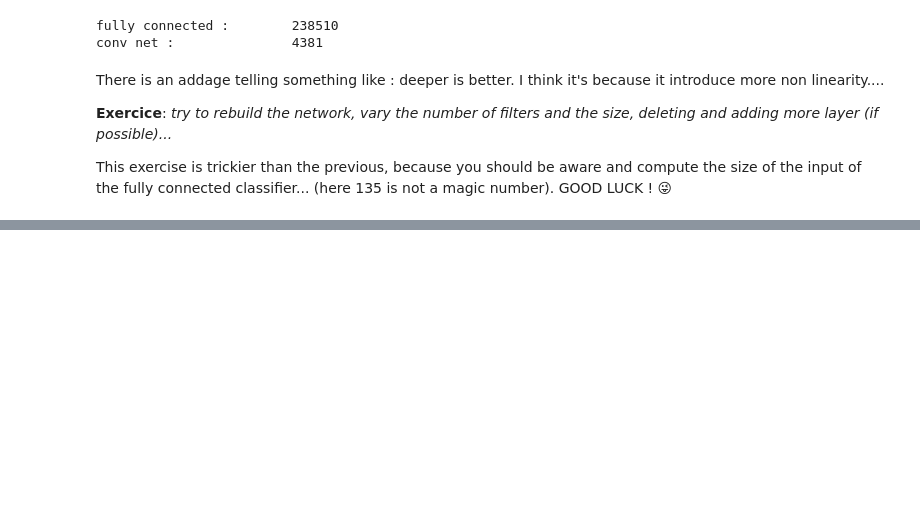
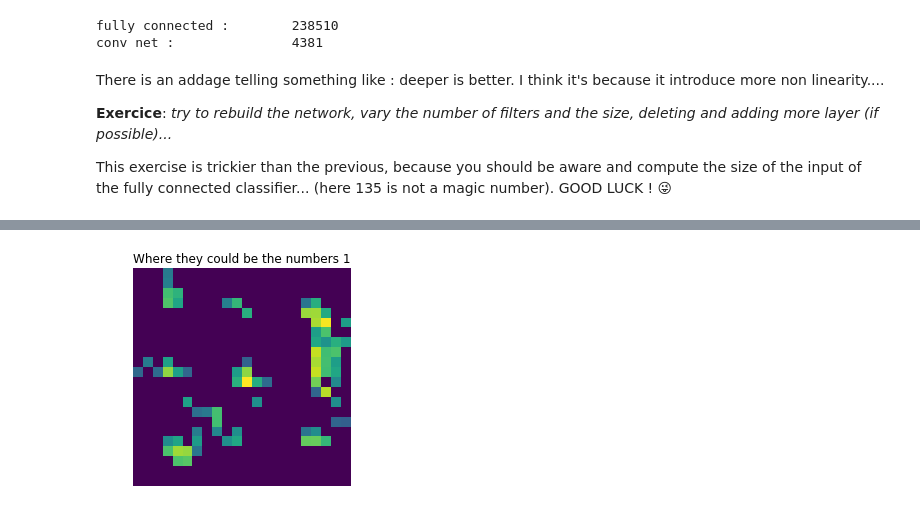
Before and after one commit to VieVie31/CV4Eya, a Jupyter notebook: 8_neural_networks/8_neural_networks.ipynb, the cells around one changed output, grey strips where cells are left out. Drawn from its saved outputs; the diff is of its cells as text; code cells hidden in the pictures; blank space fills up the shorter version.

```diff
--- a/8_neural_networks/8_neural_networks.ipynb
+++ b/8_neural_networks/8_neural_networks.ipynb
@@ -420,0 +457,6 @@ torch.Size([16, 64, 64])
+# %%
+all_conv = AllConvolutionNetwork(NB_CLASSES)
+optimizer = optim.Adam(list(all_conv.parameters()))
+loss_function = nn.BCELoss()
+
+print(all_conv)
@@ -420,0 +538,10 @@ torch.Size([16, 64, 64])
+# %%
+#pass the all convolutionnal network on the image
+activation_maps = all_conv(torch.FloatTensor(image).view([1, 1, 28 * 4, 28 * 4])).detach().numpy()
+# %%
+plt.title("Where they could be the numbers 1")
+plt.axis("off")
+plt.imshow(activation_maps[0, 1] * (activation_maps[0, 1] == activation_maps.max(0).max(0))) #keep only the max responses
+plt.show()
+# %% [output]
+[figure, added]
```
Also changed, not shown: parts of 12 cells of this notebook.
